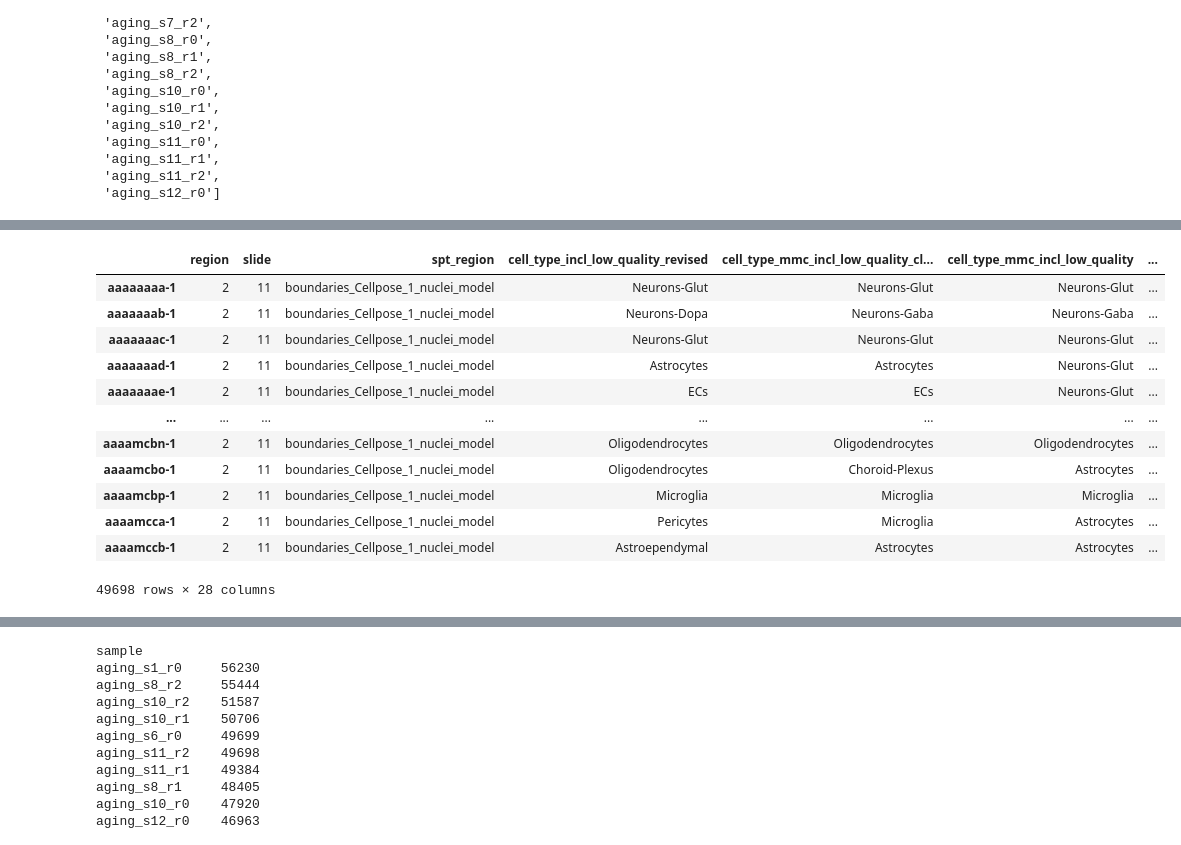
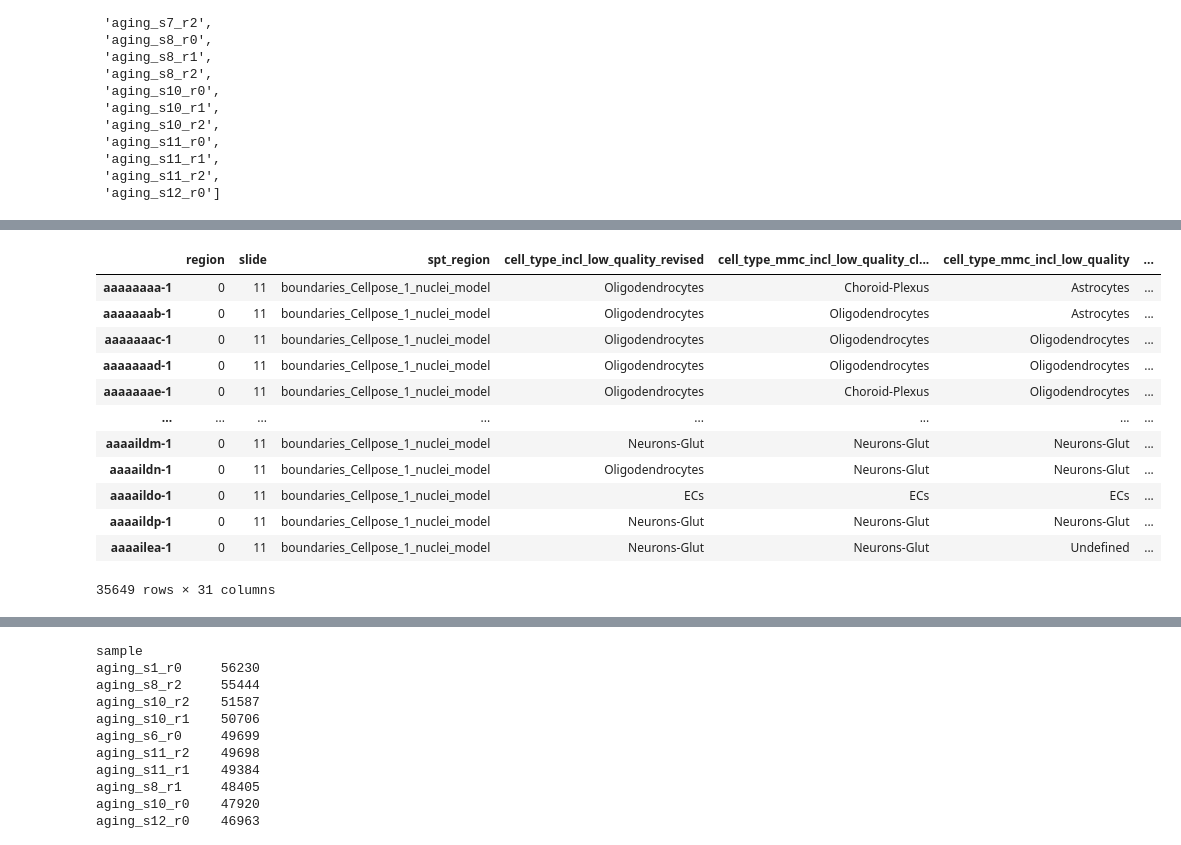
Before and after one commit to simonmfr/cellseg-benchmark, a Jupyter notebook: notebooks/script_setup/test-merge-adata.ipynb, the cells around one changed output, grey strips where cells are left out. Saved outputs shown, nothing was run; the diff lists cells and outputs as text; code cells hidden in the pictures.

```diff
--- a/notebooks/script_setup/merge-adata.ipynb
+++ b/notebooks/script_setup/test-merge-adata.ipynb
@@ -153,28 +158,30 @@ adata_list = [(name, adata) for name, adata in results if adata is not None]
 # %%
 # temp fix for aging_s11_r0
-# for i, (name, ad) in enumerate(adata_list):
-# if name == "aging_s11_r0":
-# ad.obs["region"] = "0"
-# ad.obs["region"] = ad.obs["region"].astype(str).astype("category")
-# adata_list[i] = (name, ad)
+for i, (n, ad) in enumerate(adata_list):
+    #if n == "aging_s11_r0":
+    if "aging" in n:
+        m = sample_metadata_file[n]
+        for k, v in {**m, "sample": n, "condition": f"{m['genotype']}_{m['age_months']}"} .items():
+            ad.obs[k] = pd.Categorical([str(v)] * len(ad))
+        adata_list[i] = (n, ad)
 # %%
-adata = next((a for n, a in adata_list if n == "aging_s11_r2"), None)
+adata_tmp = next((a for n, a in adata_list if n == "aging_s11_r0"), None)
 # %%
-adata.obs
+adata_tmp.obs
 # %% [output]
 |  | region | slide | spt_region | cell_type_incl_low_quality_revised | cell_type_mmc_incl_low_quality_cl... | cell_type_mmc_incl_low_quality | ... |
-| aaaaaaaa-1 | 2 | 11 | boundaries_Cellpose_1_nuclei_model | Neurons-Glut | Neurons-Glut | Neurons-Glut | ... |
-| aaaaaaab-1 | 2 | 11 | boundaries_Cellpose_1_nuclei_model | Neurons-Dopa | Neurons-Gaba | Neurons-Gaba | ... |
-| aaaaaaac-1 | 2 | 11 | boundaries_Cellpose_1_nuclei_model | Neurons-Glut | Neurons-Glut | Neurons-Glut | ... |
-| aaaaaaad-1 | 2 | 11 | boundaries_Cellpose_1_nuclei_model | Astrocytes | Astrocytes | Neurons-Glut | ... |
-| aaaaaaae-1 | 2 | 11 | boundaries_Cellpose_1_nuclei_model | ECs | ECs | Neurons-Glut | ... |
+| aaaaaaaa-1 | 0 | 11 | boundaries_Cellpose_1_nuclei_model | Oligodendrocytes | Choroid-Plexus | Astrocytes | ... |
+| aaaaaaab-1 | 0 | 11 | boundaries_Cellpose_1_nuclei_model | Oligodendrocytes | Oligodendrocytes | Astrocytes | ... |
+| aaaaaaac-1 | 0 | 11 | boundaries_Cellpose_1_nuclei_model | Oligodendrocytes | Oligodendrocytes | Oligodendrocytes | ... |
+| aaaaaaad-1 | 0 | 11 | boundaries_Cellpose_1_nuclei_model | Oligodendrocytes | Oligodendrocytes | Oligodendrocytes | ... |
+| aaaaaaae-1 | 0 | 11 | boundaries_Cellpose_1_nuclei_model | Oligodendrocytes | Choroid-Plexus | Oligodendrocytes | ... |
 | ... | ... | ... | ... | ... | ... | ... | ... |
-| aaaamcbn-1 | 2 | 11 | boundaries_Cellpose_1_nuclei_model | Oligodendrocytes | Oligodendrocytes | Oligodendrocytes | ... |
-| aaaamcbo-1 | 2 | 11 | boundaries_Cellpose_1_nuclei_model | Oligodendrocytes | Choroid-Plexus | Astrocytes | ... |
-| aaaamcbp-1 | 2 | 11 | boundaries_Cellpose_1_nuclei_model | Microglia | Microglia | Microglia | ... |
-| aaaamcca-1 | 2 | 11 | boundaries_Cellpose_1_nuclei_model | Pericytes | Microglia | Astrocytes | ... |
-| aaaamccb-1 | 2 | 11 | boundaries_Cellpose_1_nuclei_model | Astroependymal | Astrocytes | Astrocytes | ... |
+| aaaaildm-1 | 0 | 11 | boundaries_Cellpose_1_nuclei_model | Neurons-Glut | Neurons-Glut | Neurons-Glut | ... |
+| aaaaildn-1 | 0 | 11 | boundaries_Cellpose_1_nuclei_model | Oligodendrocytes | Neurons-Glut | Neurons-Glut | ... |
+| aaaaildo-1 | 0 | 11 | boundaries_Cellpose_1_nuclei_model | ECs | ECs | ECs | ... |
+| aaaaildp-1 | 0 | 11 | boundaries_Cellpose_1_nuclei_model | Neurons-Glut | Neurons-Glut | Neurons-Glut | ... |
+| aaaailea-1 | 0 | 11 | boundaries_Cellpose_1_nuclei_model | Neurons-Glut | Neurons-Glut | Undefined | ... |
-49698 rows × 28 columns
+35649 rows × 31 columns
 # %%
 # Merge and process
 adata = merge_adatas(
```
Also changed, not shown: parts of 21 cells of this notebook, 9 other files.
